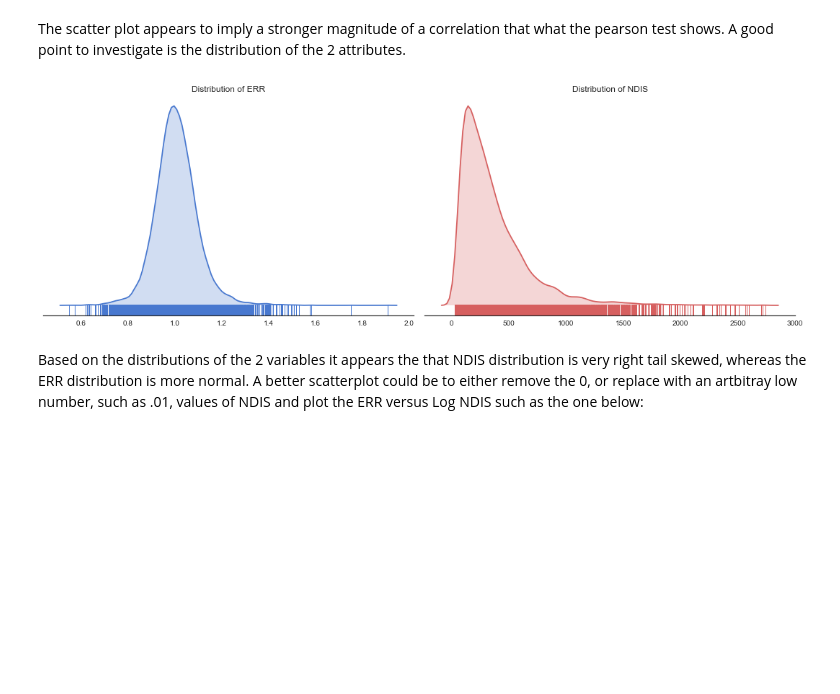
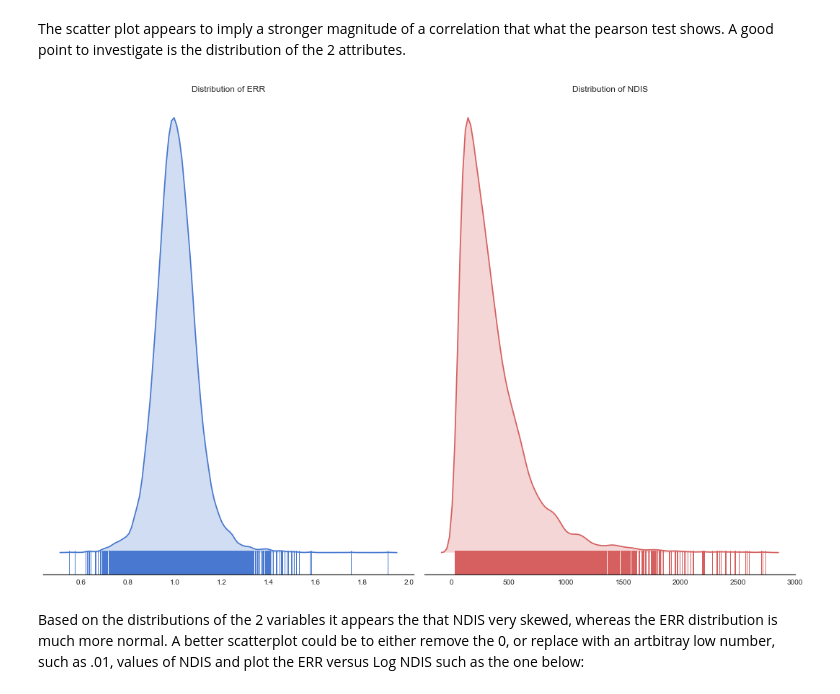
Before and after one commit to KKONZ/CDS, a Jupyter notebook: sliderule_dsi_inferential_statistics_exercise_3.ipynb, the cells around one changed output. Drawn from its saved outputs; the diff is of its cells as text; code cells hidden in the pictures; blank space fills up the shorter version.

```diff
--- a/sliderule_dsi_inferential_statistics_exercise_3.ipynb
+++ b/sliderule_dsi_inferential_statistics_exercise_3.ipynb
@@ -133,38 +133,37 @@ The scatter plot appears to imply a stronger magnitude of a correlation that wha
 # %%
 import numpy as np
 import seaborn as sns
 import matplotlib.pyplot as plt
 
 sns.set(style="white", palette="muted", color_codes=True)
-#rs = t #np.random.RandomState(10)
 
 # Set up the matplotlib figure
-f, axes = plt.subplots(1, 2, figsize=(15, 5)) #, sharex=True
+f, axes = plt.subplots(1, 2, figsize=(15, 10)) #, sharex=True
 sns.despine(left=True)
 
-# Generate a random univariate dataset
-#log_d = np.log(x)
-d = x
-p = y
-# Plot a simple histogram with binsize determined automatically
-sns.distplot(d, hist=False, kde_kws={"shade": True},rug=True, color="r", ax=axes[1]).set_title('Distribution of NDIS')
+# Plot a kernel density estimate and rug plot for NDIS
+sns.distplot(x,
+             hist=False,
+             kde_kws={"shade": True},
+             rug=True,
+             color="r",
+             ax=axes[1]).set_title('Distribution of NDIS')
 
-# Plot a kernel density estimate and rug plot
-sns.distplot(p, hist=False, kde_kws={"shade": True},rug=True, color="b", ax=axes[0]).set_title('Distribution of ERR')
-
-# Plot a filled kernel density estimate
-#sns.distplot(d, hist=False, color="g", kde_kws={"shade": True}, ax=axes[1, 0])
-
-# Plot a historgram and kernel density estimate
-#sns.distplot(d, color="m", ax=axes[1, 1])
+# Plot a kernel density estimate and rug plot for ERR
+sns.distplot(y,
+             hist=False,
+             kde_kws={"shade": True}
+             ,rug=True,
+             color="b",
+             ax=axes[0]).set_title('Distribution of ERR')
 
 plt.subplots_adjust(top=0.9)
 plt.setp(axes, yticks=[])
 plt.tight_layout()
 # %% [output]
-[figure, old version]
+[figure, new version]
 # %% [markdown]
-Based on the distributions of the 2 variables it appears the that NDIS distribution is very right tail skewed, whereas the ERR distribution is more normal.
+Based on the distributions of the 2 variables it appears the that NDIS very skewed, whereas the ERR distribution is much more normal.
 A better scatterplot could be to either remove the 0, or replace with an artbitray low number, such as .01, values of NDIS
 and plot the ERR versus Log NDIS such as the one below:
 # %%
```
Also changed, not shown: parts of 6 cells of this notebook.
